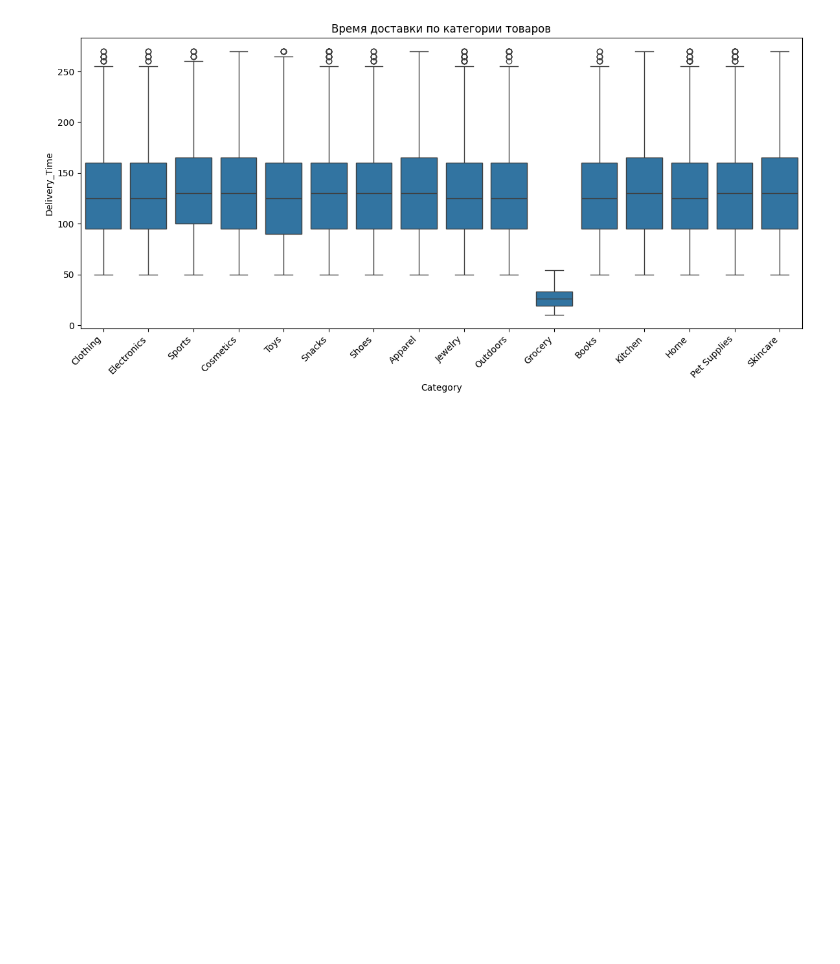
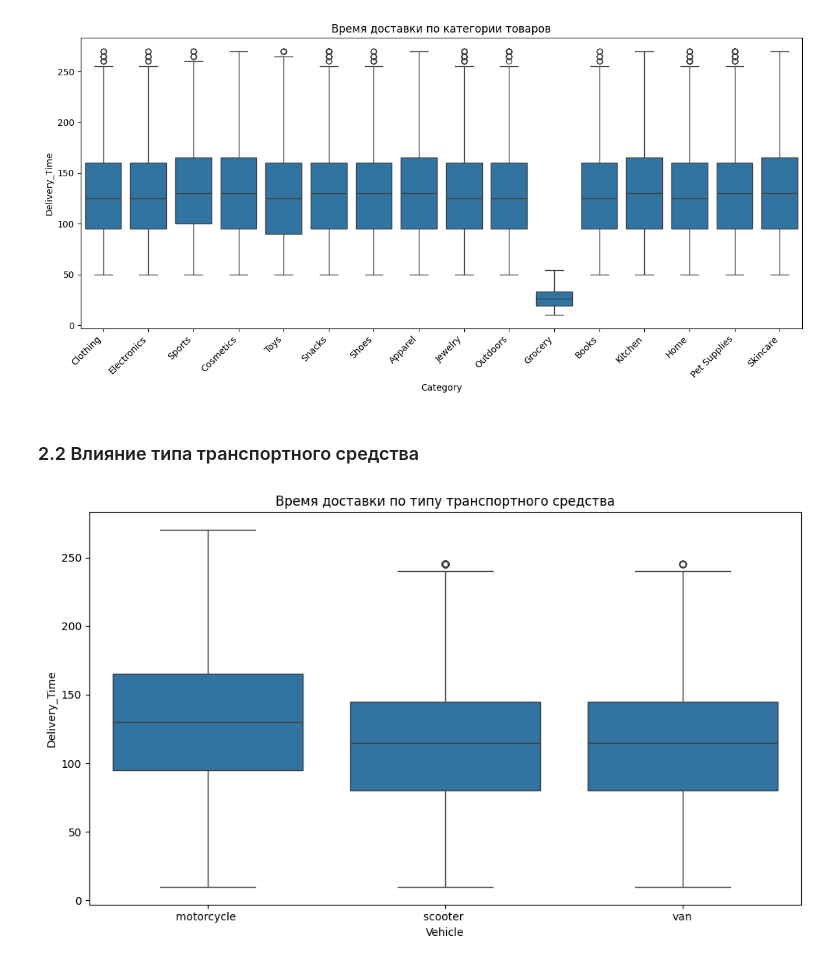
Before and after one commit to darinbtw/Machine_learning_to_optimize_processes_in_logistics, a Jupyter notebook: amazon_delivery_analyz.ipynb, the cells around one changed output. Saved outputs shown, nothing was run; the diff lists cells and outputs as text; code cells hidden in the pictures; blank space fills up the shorter version.

```diff
--- a/amazon_delivery_analyz.ipynb
+++ b/amazon_delivery_analyz.ipynb
@@ -52,3 +52,13 @@ plt.tight_layout()
 plt.show()
 # %% [output]
 [figure]
+# %% [markdown]
+### 2.2 Влияние типа транспортного средства
+# %%
+plt.figure(figsize=(10,6))
+sns.boxplot(x='Vehicle', y='Delivery_Time', data=df)
+plt.title('Время доставки по типу транспортного средства')
+plt.tight_layout()
+plt.show()
+# %% [output]
+[figure, added]
```
Also changed, not shown: parts of 4 cells of this notebook.
